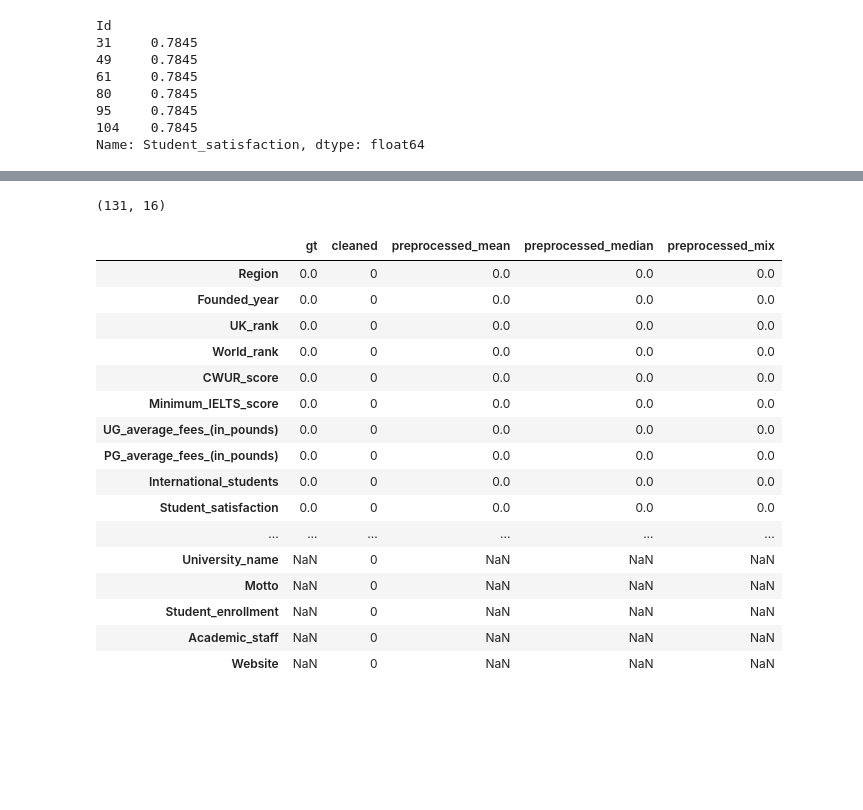
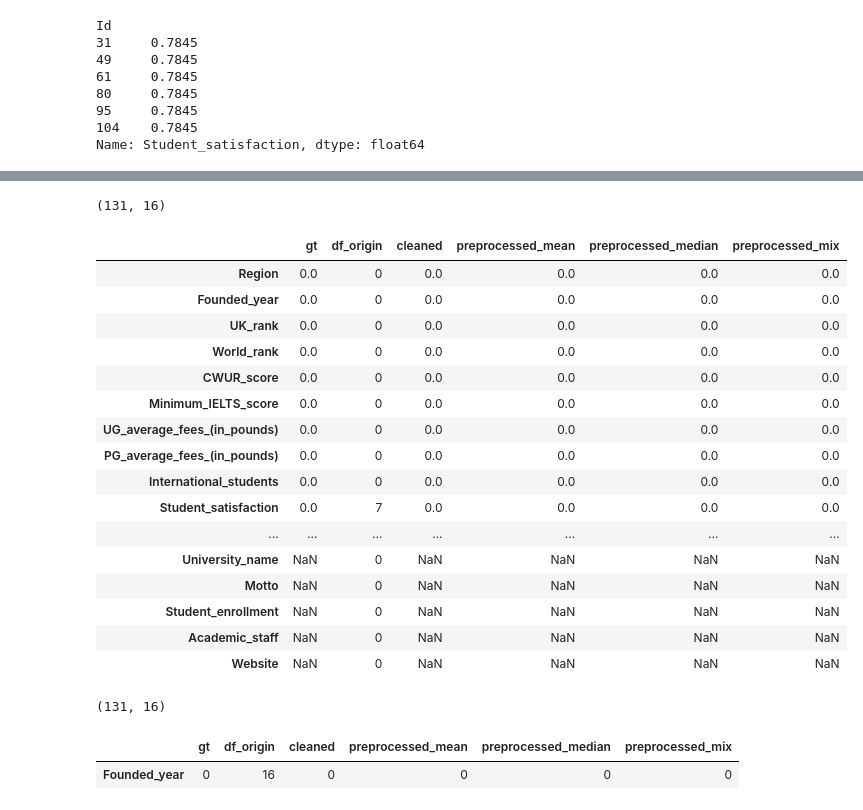
Before and after one commit to xmihol00/kddm1_proj_2023, a Jupyter notebook: src/dataset_analysis/compare_preprocessing.ipynb, the cells around one changed output, grey strips where cells are left out. Cells and saved outputs as stored; diff of their text form; code cells hidden in the pictures; blank space fills up the shorter version.

```diff
--- a/src/dataset_analysis/compare_preprocessing.ipynb
+++ b/src/dataset_analysis/compare_preprocessing.ipynb
@@ -15,6 +15,7 @@ d:\_MyDoc\UNI\MA-INF\B_Data_Science\2.Sem\KDDM1-Know. Disc. & Data Mining 1\2023
 # get 'uk_universities.csv' from https://www.kaggle.com/datasets/mayureshkoli/best-universities-in-the-united-kingdom
 
 df_ground_truth = pd.read_csv("./data/uk_universities.csv")
+df_origin = pd.read_csv("./data/universities.csv")
 df_cleaned = pd.read_csv("./data/01_cleaning/Universities.csv")
 df_preprocessed_mean = pd.concat([pd.read_csv("./data/03_imputation/Universities_train_mean.csv"), pd.read_csv("./data/03_imputation/Universities_test_mean.csv")])
 df_preprocessed_median = pd.concat([pd.read_csv("./data/03_imputation/Universities_train_median.csv"), pd.read_csv("./data/03_imputation/Universities_test_median.csv")])
@@ -423,36 +425,57 @@ Name: Student_satisfaction, dtype: float64
 # %%
 def display_zero(df_list, label = None):
     df_info = pd.DataFrame()
     if label is None:
         label = list(range(len(df_list)))
     for colName, df in zip(label, df_list):
         tmp = pd.DataFrame({
             colName: ((df== 0).sum())
         })
         df_info = pd.concat([df_info, tmp], axis=1)
 
     # df_out.columns = list(range(len(df_out.columns)))
     print(df.shape)
     display(df_info)
 
 display_zero([df_ground_truth, df_origin, df_cleaned, df_preprocessed_mean, df_preprocessed_median, df_preprocessed_mix],
-         ['gt', 'cleaned', 'preprocessed_mean', 'preprocessed_median', 'preprocessed_mix'])
+         ['gt', 'df_origin', 'cleaned', 'preprocessed_mean', 'preprocessed_median', 'preprocessed_mix'])
 # %% [output]
 (131, 16)
-|  | gt | cleaned | preprocessed_mean | preprocessed_median | preprocessed_mix |
-| Region | 0.0 | 0 | 0.0 | 0.0 | 0.0 |
-| Founded_year | 0.0 | 0 | 0.0 | 0.0 | 0.0 |
-| UK_rank | 0.0 | 0 | 0.0 | 0.0 | 0.0 |
-| World_rank | 0.0 | 0 | 0.0 | 0.0 | 0.0 |
-| CWUR_score | 0.0 | 0 | 0.0 | 0.0 | 0.0 |
-| Minimum_IELTS_score | 0.0 | 0 | 0.0 | 0.0 | 0.0 |
-| UG_average_fees_(in_pounds) | 0.0 | 0 | 0.0 | 0.0 | 0.0 |
-| PG_average_fees_(in_pounds) | 0.0 | 0 | 0.0 | 0.0 | 0.0 |
-| International_students | 0.0 | 0 | 0.0 | 0.0 | 0.0 |
-| Student_satisfaction | 0.0 | 0 | 0.0 | 0.0 | 0.0 |
-| ... | ... | ... | ... | ... | ... |
-| University_name | NaN | 0 | NaN | NaN | NaN |
-| Motto | NaN | 0 | NaN | NaN | NaN |
-| Student_enrollment | NaN | 0 | NaN | NaN | NaN |
-| Academic_staff | NaN | 0 | NaN | NaN | NaN |
-| Website | NaN | 0 | NaN | NaN | NaN |
+|  | gt | df_origin | cleaned | preprocessed_mean | preprocessed_median | preprocessed_mix |
+| Region | 0.0 | 0 | 0.0 | 0.0 | 0.0 | 0.0 |
+| Founded_year | 0.0 | 0 | 0.0 | 0.0 | 0.0 | 0.0 |
+| UK_rank | 0.0 | 0 | 0.0 | 0.0 | 0.0 | 0.0 |
+| World_rank | 0.0 | 0 | 0.0 | 0.0 | 0.0 | 0.0 |
+| CWUR_score | 0.0 | 0 | 0.0 | 0.0 | 0.0 | 0.0 |
+| Minimum_IELTS_score | 0.0 | 0 | 0.0 | 0.0 | 0.0 | 0.0 |
+| UG_average_fees_(in_pounds) | 0.0 | 0 | 0.0 | 0.0 | 0.0 | 0.0 |
+| PG_average_fees_(in_pounds) | 0.0 | 0 | 0.0 | 0.0 | 0.0 | 0.0 |
+| International_students | 0.0 | 0 | 0.0 | 0.0 | 0.0 | 0.0 |
+| Student_satisfaction | 0.0 | 7 | 0.0 | 0.0 | 0.0 | 0.0 |
+| ... | ... | ... | ... | ... | ... | ... |
+| University_name | NaN | 0 | NaN | NaN | NaN | NaN |
+| Motto | NaN | 0 | NaN | NaN | NaN | NaN |
+| Student_enrollment | NaN | 0 | NaN | NaN | NaN | NaN |
+| Academic_staff | NaN | 0 | NaN | NaN | NaN | NaN |
+| Website | NaN | 0 | NaN | NaN | NaN | NaN |
+# %%
+def display_year(df_list: "list[pd.DataFrame]", label = None):
+    df_info = pd.DataFrame()
+    if label is None:
+        label = list(range(len(df_list)))
+    for colName, df in zip(label, df_list):
+        tmp = pd.DataFrame({
+            colName: (np.sum(df["Founded_year"] > dt.datetime.now().year))
+        }, index=["Founded_year"])
+        df_info = pd.concat([df_info, tmp], axis=1)
+
+    # df_out.columns = list(range(len(df_out.columns)))
+    print(df.shape)
+    display(df_info)
+
+display_year([df_ground_truth, df_origin, df_cleaned, df_preprocessed_mean, df_preprocessed_median, df_preprocessed_mix],
+         ['gt', 'df_origin', 'cleaned', 'preprocessed_mean', 'preprocessed_median', 'preprocessed_mix'])
+# %% [output]
+(131, 16)
+|  | gt | df_origin | cleaned | preprocessed_mean | preprocessed_median | preprocessed_mix |
+| Founded_year | 0 | 16 | 0 | 0 | 0 | 0 |
```
Also changed, not shown: parts of 6 cells of this notebook, 2 other files.
